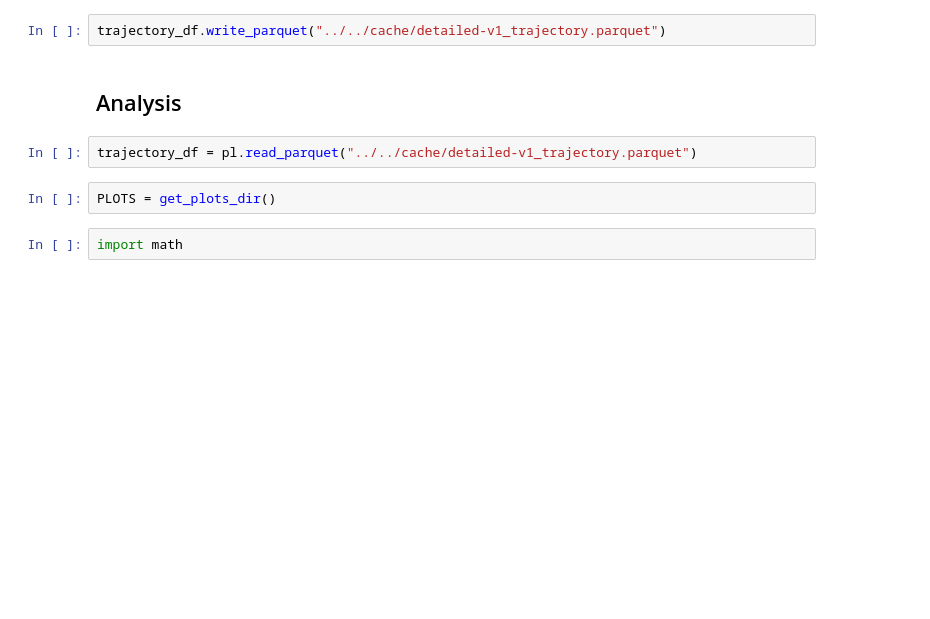
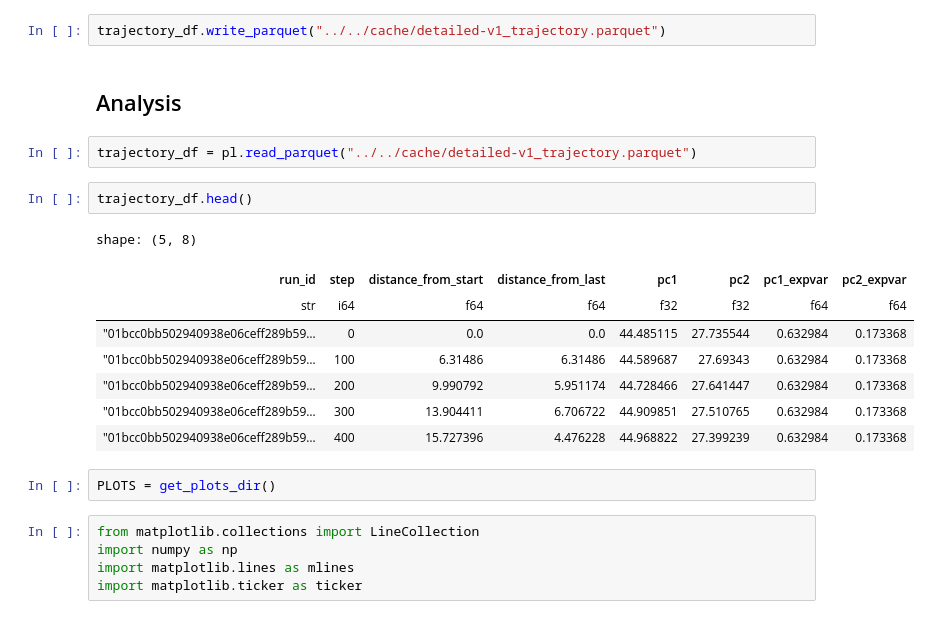
Before and after one commit to Ronho/privacy-and-grokking, a Jupyter notebook: visualizations/images/plot_detailed.ipynb, the cells around one changed output. Cells and saved outputs as stored; diff of their text form; blank space fills up the shorter version.

```diff
--- a/visualizations/images/plot_detailed.ipynb
+++ b/visualizations/images/plot_detailed.ipynb
@@ -191,10 +191,24 @@ trajectory_df.write_parquet("../../cache/detailed-v1_trajectory.parquet")
 ## Analysis
 # %%
 trajectory_df = pl.read_parquet("../../cache/detailed-v1_trajectory.parquet")
+# %%
+trajectory_df.head()
+# %% [output]
+shape: (5, 8)
+| run_id | step | distance_from_start | distance_from_last | pc1 | pc2 | pc1_expvar | pc2_expvar |
+| str | i64 | f64 | f64 | f32 | f32 | f64 | f64 |
+| "01bcc0bb502940938e06ceff289b59… | 0 | 0.0 | 0.0 | 44.485115 | 27.735544 | 0.632984 | 0.173368 |
+| "01bcc0bb502940938e06ceff289b59… | 100 | 6.31486 | 6.31486 | 44.589687 | 27.69343 | 0.632984 | 0.173368 |
+| "01bcc0bb502940938e06ceff289b59… | 200 | 9.990792 | 5.951174 | 44.728466 | 27.641447 | 0.632984 | 0.173368 |
+| "01bcc0bb502940938e06ceff289b59… | 300 | 13.904411 | 6.706722 | 44.909851 | 27.510765 | 0.632984 | 0.173368 |
+| "01bcc0bb502940938e06ceff289b59… | 400 | 15.727396 | 4.476228 | 44.968822 | 27.399239 | 0.632984 | 0.173368 |
 # %%
 PLOTS = get_plots_dir()
 # %%
-import math
+from matplotlib.collections import LineCollection
+import numpy as np
+import matplotlib.lines as mlines
+import matplotlib.ticker as ticker
 # %%
 N_ROWS = len(SETUPS)
 N_COLS = 4
```
Also changed, not shown: parts of 5 cells of this notebook, 3 other files.
